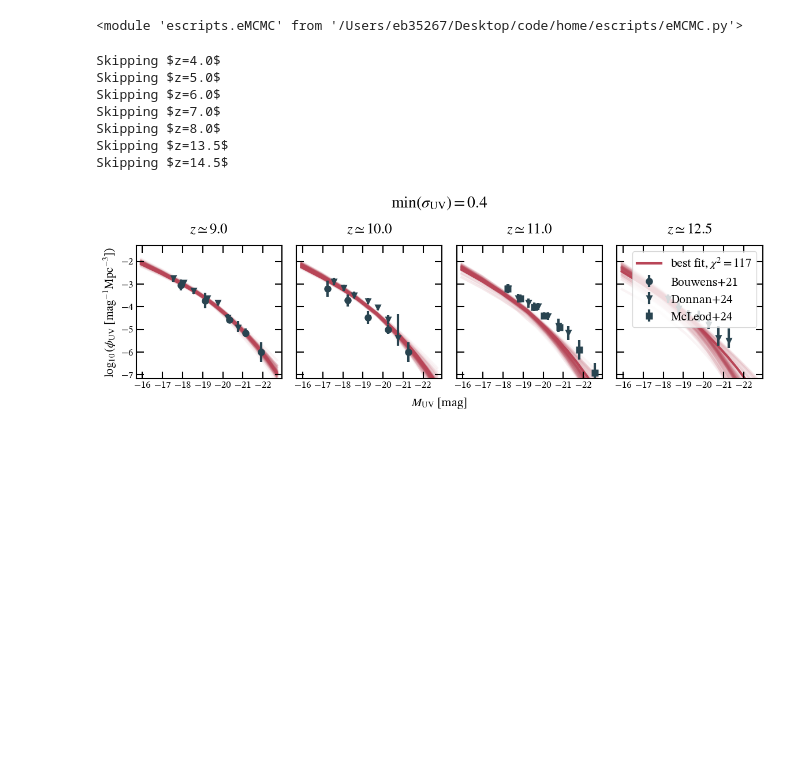
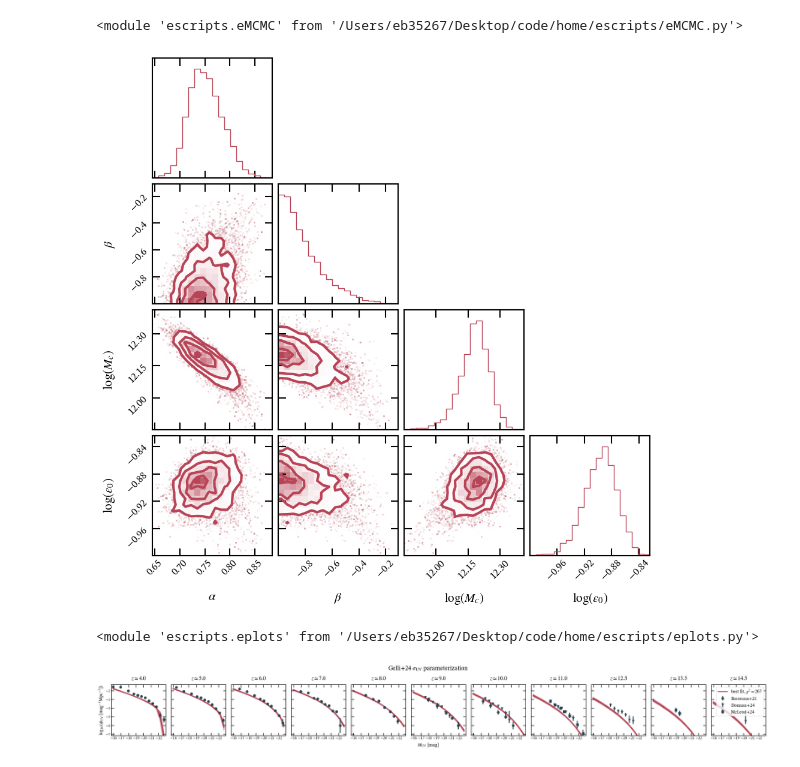
Before and after one commit to ebregou/modeling_stochasticity, a Jupyter notebook: notebooks/Replicate_Gelli_24.ipynb, the cells around one changed output. Saved outputs shown, nothing was run; the diff lists cells and outputs as text; code cells hidden in the pictures; blank space fills up the shorter version.

Commit message:
Ran a longer chain, compared to Gelli+24

```diff
--- a/notebooks/Replicate_Gelli_24.ipynb
+++ b/notebooks/Replicate_Gelli_24.ipynb
@@ -15,25 +29,27 @@ Gelli+24 translated into our formalism (with a pivot point):
 # %%
-params = eMCMC.build_param_data({})
+params = eMCMC.build_param_data({'sig':{'fit': False, 'value': 4.5}, 'dsigdlogM': {'fit': False, 'value': -0.34},
+                                 'dalphadz':{'fit': False}, 'dbetadz': {'fit': False}, 'dlogMcdz': {'fit': False},
+                                 'dlogedz': {'fit': False}, 'dsigdz': {'fit':False}
+                                })
 # %%
 importlib.reload(eMCMC)
 # %% [output]
 <module 'escripts.eMCMC' from '/Users/eb35267/Desktop/code/home/escripts/eMCMC.py'>
 # %%
-my_UVLF = eMCMC.UVLF(sorted_data, params)
+my_UVLF = eMCMC.UVLF(sorted_data, params, Mhpivot = 0, minsig = 0)
-# %%
-my_UVLF.minsig = 0.4
 # %%
 my_UVLF.run_MCMC()
+# %%
+corner = eplots.ecorner(my_UVLF)
+# %% [output]
+[figure, added]
+# %%
+importlib.reload(eplots)
+# %% [output]
+<module 'escripts.eplots' from '/Users/eb35267/Desktop/code/home/escripts/eplots.py'>
 # %%
-fig = eplots.evolving_UVLF_fit(my_UVLF, nsamples = 100, z_plot = [9, 10, 11, 12.5], title = r'$\min(\sigma_{\rm{UV}}) = 0.4$')
+fig = eplots.evolving_UVLF_fit(my_UVLF, nsamples = 100, title = r'Gelli+24 $\sigma_{\rm{UV}}$ parameterization')
 # %% [output]
-Skipping $z=4.0$
-Skipping $z=5.0$
-Skipping $z=6.0$
-Skipping $z=7.0$
-Skipping $z=8.0$
-Skipping $z=13.5$
-Skipping $z=14.5$
-[figure, old version]
+[figure, new version]
 # %%
 #fig.savefig('/Users/eb35267/Desktop/code/figures/min_sig_2.png', bbox_inches='tight')
```
Also changed, not shown: parts of 6 cells of this notebook, 3 other files.
